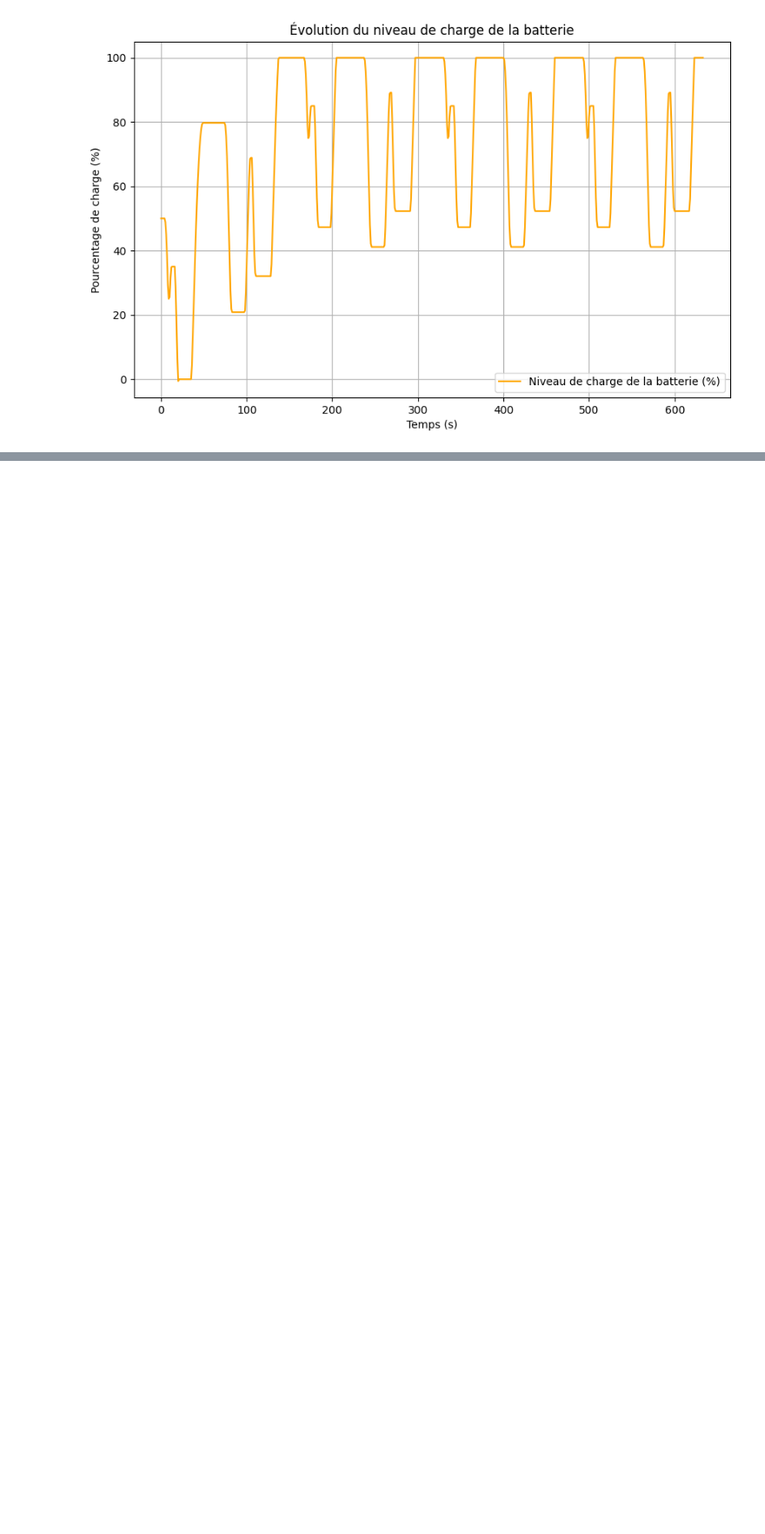
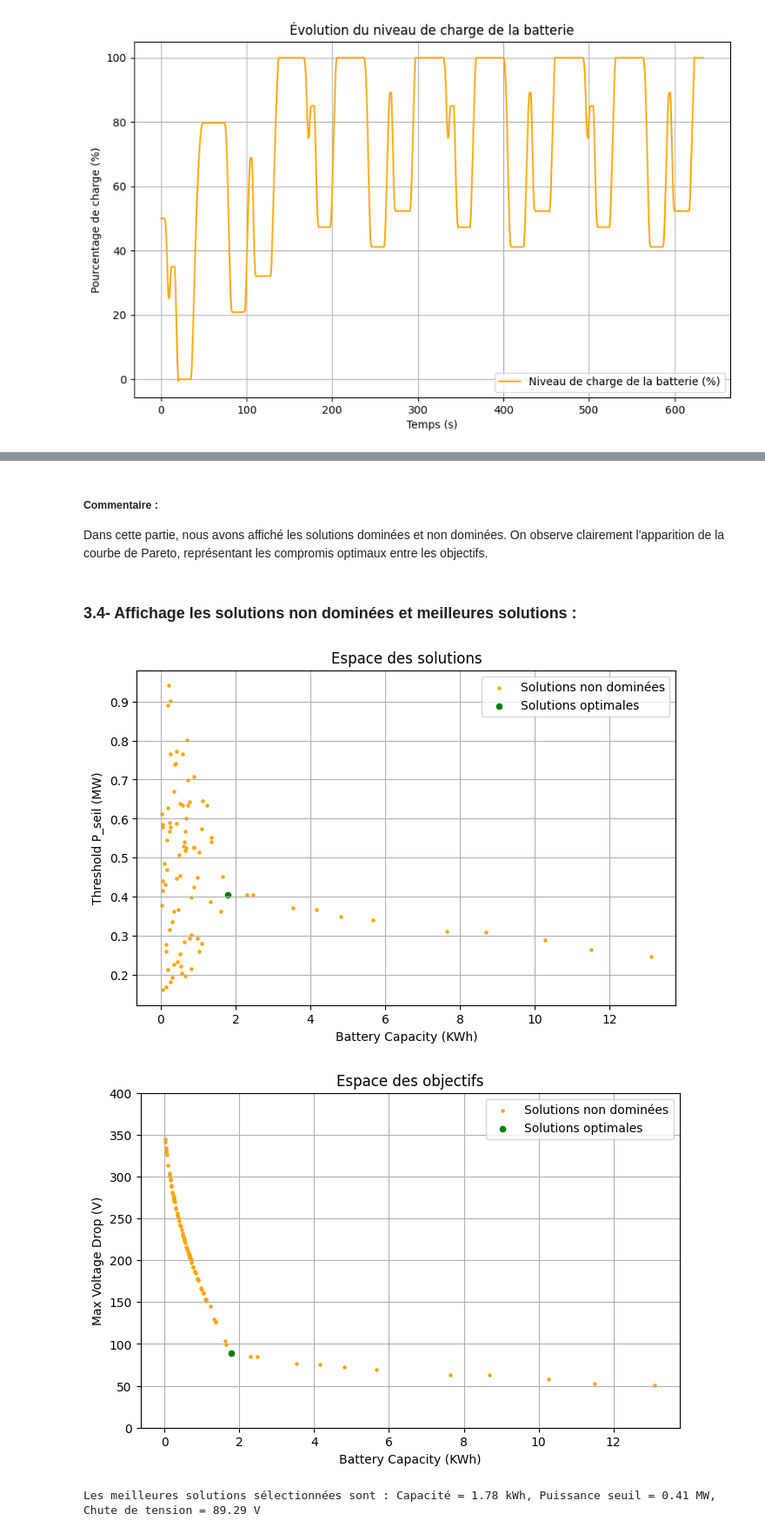
Before and after one commit to Lounes78/Opti_gen_NSGA2, a Jupyter notebook: nouvelle version.ipynb, the cells around one changed output, grey strips where cells are left out. Shown at 87% size. Drawn from its saved outputs; the diff is of its cells as text; code cells hidden in the pictures; blank space fills up the shorter version.

Commit message:
version  améliorée avec des commentaires et tt

```diff
--- a/nouvelle version.ipynb
+++ b/nouvelle version.ipynb
@@ -506,0 +553,68 @@ plot_results(results)
+# %% [markdown]
+##### Commentaire :
+Dans cette partie, nous avons affiché les solutions dominées et non dominées. On observe clairement l'apparition de la courbe de Pareto, représentant les compromis optimaux entre les objectifs.
+# %% [markdown]
+###  3.4- Affichage les solutions non dominées et meilleures solutions   :
+# %%
+def plot_results(results):
+    non_dominated = find_non_dominated_solutions(results)
+
+    non_dom_capacities = [item[0] for item in non_dominated]
+    non_dom_p_seuils = [item[1] for item in non_dominated]
+    non_dom_voltage_drops = [item[2] for item in non_dominated]
+
+    # Filter non-dominated solutions with voltage drop < 90 V and capacity < 2 kWh
+    filtered_capacities = [item[0] for item in non_dominated if item[2] < 90 and item[0] / (3600 * 1000.0) < 2.2]
+    filtered_p_seuils = [item[1] for item in non_dominated if item[2] < 90 and item[0] / (3600 * 1000.0) < 2.2]
+    filtered_voltage_drops = [item[2] for item in non_dominated if item[2] < 90 and item[0] / (3600 * 1000.0) < 2.2]
+
+    non_dom_capacities_kWh = np.array(non_dom_capacities) / (3600 * 1000.0)
+    non_dom_p_seuils_MW = np.array(non_dom_p_seuils) / 1e6
+    non_dom_voltage_drops = np.array(non_dom_voltage_drops)
+
+    filtered_capacities_kWh = np.array(filtered_capacities) / (3600 * 1000.0)
+    filtered_p_seuils_MW = np.array(filtered_p_seuils) / 1e6
+    filtered_voltage_drops = np.array(filtered_voltage_drops)
+
+
+    # -----------------------------------
+    # Figure 1: Plot of P_seuil vs. capacity
+    # -----------------------------------
+    plt.figure(figsize=(8, 5))
+    # Plot non-dominated solutions in orange
+    plt.scatter(non_dom_capacities_kWh, non_dom_p_seuils_MW, c='orange', s=5, label='Solutions non dominées')
+    # Highlight filtered non-dominated solutions in green
+    plt.scatter(filtered_capacities_kWh, filtered_p_seuils_MW, c='green', s=20, label='Solutions optimales ')
+    plt.title("Espace des solutions")
+    plt.xlabel("Battery Capacity (KWh)")
+    plt.ylabel("Threshold P_seil (MW)")
+    plt.grid(True)
+    plt.legend()
+    plt.show()
+
+    # -----------------------------------
+    # Figure 2: Plot of max voltage drop vs. capacity
+    # -----------------------------------
+    plt.figure(figsize=(8, 5))
+    plt.scatter(non_dom_capacities_kWh, non_dom_voltage_drops, c='orange', s=5, label='Solutions non dominées')
+    # Highlight filtered non-dominated solutions in green
+    plt.scatter(filtered_capacities_kWh, filtered_voltage_drops, c='green', s=20, label='Solutions optimales ')
+    plt.title("Espace des objectifs")
+    plt.xlabel("Battery Capacity (KWh)")
+    plt.ylabel("Max Voltage Drop (V)")
+    plt.ylim(0, 400)
+    plt.grid(True)
+    plt.legend()
+    plt.show()
+        # Print the filtered solutions
+    for i in range(len(filtered_voltage_drops)):
+        print(f"Les meilleures solutions sélectionnées sont : Capacité = {filtered_capacities_kWh[i]:.2f} kWh, "
+              f"Puissance seuil = {filtered_p_seuils_MW[i]:.2f} MW, "
+              f"Chute de tension = {filtered_voltage_drops[i]:.2f} V")
+
+
+plot_results(results)
+# %% [output]
+[figure, added]
+[figure, added]
+Les meilleures solutions sélectionnées sont : Capacité = 1.78 kWh, Puissance seuil = 0.41 MW, Chute de tension = 89.29 V
```
Also changed, not shown: parts of 36 cells of this notebook, 6 other files.
